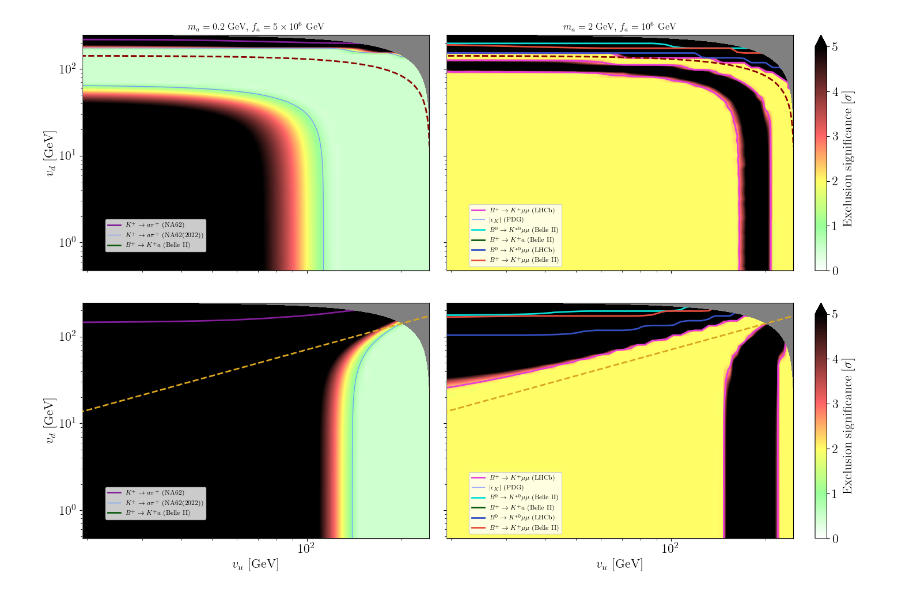
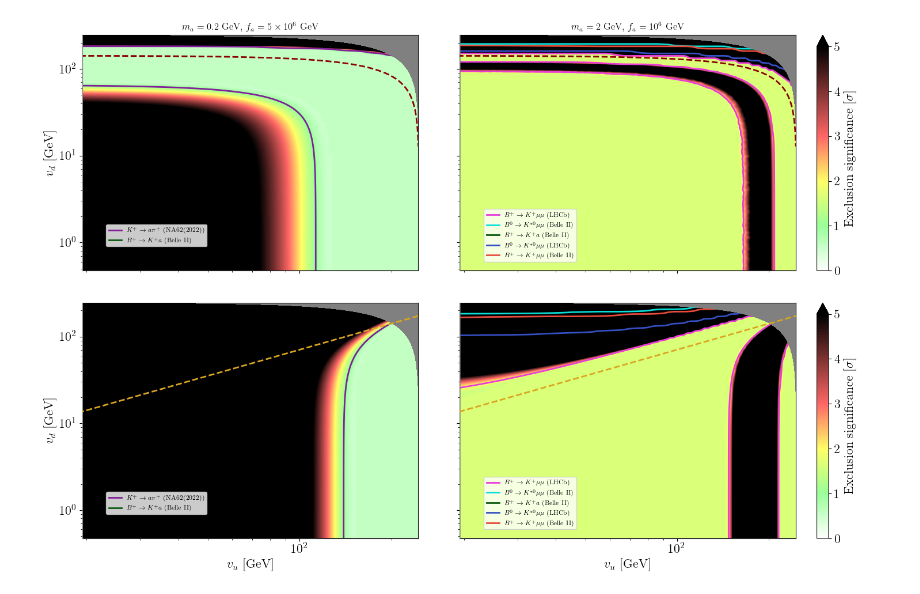
Before and after one commit to alp-aca/alp-aca, a Jupyter notebook: tutorials_v2/06_02_2and3_HDMs.ipynb, the cells around one changed output. Saved outputs shown, nothing was run; the diff lists cells and outputs as text; code cells hidden in the pictures.

```diff
--- a/tutorials_v2/06_02_2and3_HDMs.ipynb
+++ b/tutorials_v2/06_02_2and3_HDMs.ipynb
@@ -104,11 +104,16 @@ chi2_QEDDFSZ = get_chi2(default_sectors['all'], magrid_QEDDFSZ, couplings_QEDDFS
 # %%
 chi2_QEDDFSZ2 = get_chi2(default_sectors['all'], ma2grid_QEDDFSZ, couplings_QEDDFSZ, FA, integrator='no_rge', min_probability=0)
 # %%
+from alpaca.statistics.chisquared import ChiSquaredList
 chi2_meas_QEDDFSZ=chi2_QEDDFSZ[0].split_measurements()
 chi2_meas_QEDDFSZ2=chi2_QEDDFSZ2[0].split_measurements()
+
+chi2_meas_QEDDFSZ = ChiSquaredList([c for c in chi2_meas_QEDDFSZ if c.sector.name != 'K+ -> alp pion+ @ NA62' and c.sector.name !='epsK @ PDG' ])
 for c in chi2_meas_QEDDFSZ:
-    if c.sector.name == 'K+ -> alp pion+ @ NA62':
+    if c.sector.name == 'K+ -> alp pion+ @ NA62(2022)':
         c.set_plot_style(color="#821e99",lw=2)
+    if c.sector.name == 'K+ -> alp pion+ @ E949':
+        c.set_plot_style(color="#993b1e",lw=2)
     if c.sector.name == 'B0 -> K*0 muon muon @ LHCb':
         c.set_plot_style(color="#3650c4",lw=2)
     elif c.sector.name == 'B+ -> K+ alp @ Belle II':
@@ -121,10 +126,19 @@ for c in chi2_meas_QEDDFSZ:
         c.set_plot_style(color="#e74c3c",lw=2)
     elif c.sector.name == 'B+ -> K+ muon muon @ LHCb':
         c.set_plot_style(color="#e73cd9ff",lw=2)
+    elif c.sector.name == 'B+ -> muon muon pion+ @ Belle':
+        c.set_plot_style(color="#f1c40f",lw=2)
+    elif c.sector.name == 'B+ -> muon muon pion+ @ BaBar':
+        c.set_plot_style(color="#26f10f",lw=2)
+    elif c.sector.name == 'B0 -> muon muon pion0 @ BaBar':
+        c.set_plot_style(color="#fb83e3",lw=2)
+chi2_meas_QEDDFSZ2 = ChiSquaredList([c for c in chi2_meas_QEDDFSZ2 if c.sector.name != 'K+ -> alp pion+ @ NA62' and c.sector.name !='epsK @ PDG' and 'BaBar' not in c.sector.name])
 for c in chi2_meas_QEDDFSZ2:
-    if c.sector.name == 'K+ -> alp pion+ @ NA62':
+    if c.sector.name == 'K+ -> alp pion+ @ NA62(2022)':
         c.set_plot_style(color="#821e99",lw=2)
-    if c.sector.name == 'B0 -> K*0 muon muon @ LHCb':
+    elif c.sector.name == 'K+ -> alp pion+ @ E949':
+        c.set_plot_style(color="#993b1e",lw=2)
+    elif c.sector.name == 'B0 -> K*0 muon muon @ LHCb':
         c.set_plot_style(color="#3650c4",lw=2)
     elif c.sector.name == 'B+ -> K+ alp @ Belle II':
         c.set_plot_style(color="#0D5B11",lw=2)
@@ -136,15 +150,21 @@ for c in chi2_meas_QEDDFSZ2:
         c.set_plot_style(color="#e74c3c",lw=2)
     elif c.sector.name == 'B+ -> K+ muon muon @ LHCb':
         c.set_plot_style(color="#e73cd9ff",lw=2)
+    elif c.sector.name == 'B+ -> muon muon pion+ @ Belle':
+        c.set_plot_style(color="#f1c40f",lw=2)
+    elif c.sector.name == 'B+ -> muon muon pion+ @ BaBar':
+        c.set_plot_style(color="#26f10f",lw=2)
+    elif c.sector.name == 'B0 -> muon muon pion0 @ BaBar':
+        c.set_plot_style(color="#fb83e3",lw=2)
 
 chi2_meas_3HDM1=chi2_belle3HDM1[0].split_measurements()
 chi2_meas_3HDM2=chi2_belle3HDM2[0].split_measurements()
 chi2_meas_3HDM3=chi2_belle3HDM3[0].split_measurements()
 chi2_meas_3HDM4=chi2_belle3HDM4[0].split_measurements()
 
-
+chi2_meas_3HDM1 = ChiSquaredList([c for c in chi2_meas_3HDM1 if c.sector.name != 'K+ -> alp pion+ @ NA62' and c.sector.name !='epsK @ PDG' ])
 for c in chi2_meas_3HDM1:
-    if c.sector.name == 'K+ -> alp pion+ @ NA62':
+    if c.sector.name == 'K+ -> alp pion+ @ NA62(2022)':
         c.set_plot_style(color="#821e99",lw=2)
     if c.sector.name == 'B0 -> K*0 muon muon @ LHCb':
         c.set_plot_style(color="#3650c4",lw=2)
@@ -160,9 +180,9 @@ for c in chi2_meas_3HDM1:
         c.set_plot_style(color="#e73cd9ff",lw=2)
 
 
-
+chi2_meas_3HDM2 =  ChiSquaredList([c for c in chi2_meas_3HDM2 if c.sector.name != 'K+ -> alp pion+ @ NA62' and c.sector.name !='epsK @ PDG' ])
 for c in chi2_meas_3HDM2:
-    if c.sector.name == 'K+ -> alp pion+ @ NA62':
+    if c.sector.name == 'K+ -> alp pion+ @ NA62(2022)':
         c.set_plot_style(color="#821e99",lw=2)
     if c.sector.name == 'B0 -> K*0 muon muon @ LHCb':
         c.set_plot_style(color="#3650c4",lw=2)
@@ -177,8 +197,9 @@ for c in chi2_meas_3HDM2:
     elif c.sector.name == 'B+ -> K+ muon muon @ LHCb':
         c.set_plot_style(color="#e73cd9ff",lw=2)
 
+chi2_meas_3HDM3 =  ChiSquaredList([c for c in chi2_meas_3HDM3 if c.sector.name != 'K+ -> alp pion+ @ NA62' and c.sector.name != 'epsK @ PDG' ])
 for c in chi2_meas_3HDM3:
-    if c.sector.name == 'K+ -> alp pion+ @ NA62':
+    if c.sector.name == 'K+ -> alp pion+ @ NA62(2022)':
         c.set_plot_style(color="#821e99",lw=2)
     if c.sector.name == 'B0 -> K*0 muon muon @ LHCb':
         c.set_plot_style(color="#3650c4",lw=2)
@@ -192,8 +213,10 @@ for c in chi2_meas_3HDM3:
         c.set_plot_style(color="#e74c3c",lw=2)
     elif c.sector.name == 'B+ -> K+ muon muon @ LHCb':
         c.set_plot_style(color="#e73cd9ff",lw=2)
+
+chi2_meas_3HDM4 = ChiSquaredList([c for c in chi2_meas_3HDM4 if c.sector.name != 'K+ -> alp pion+ @ NA62' and c.sector.name != 'epsK @ PDG' ])
 for c in chi2_meas_3HDM4:
-    if c.sector.name == 'K+ -> alp pion+ @ NA62':
+    if c.sector.name == 'K+ -> alp pion+ @ NA62 (2022)':
         c.set_plot_style(color="#821e99",lw=2)
     if c.sector.name == 'B0 -> K*0 muon muon @ LHCb':
         c.set_plot_style(color="#3650c4",lw=2)
@@ -207,6 +230,7 @@ for c in chi2_meas_3HDM4:
         c.set_plot_style(color="#e74c3c",lw=2)
     elif c.sector.name == 'B+ -> K+ muon muon @ LHCb':
         c.set_plot_style(color="#e73cd9ff",lw=2)
+ # Fix the name for consistency
 # %%
 fig, ax = plt.subplots(nrows=1, ncols=2, figsize=(12,5), sharey=False)
 ax1=exclusionplot(TANBETA, FA, chi2_meas_QEDDFSZ, r'$\tan\beta$', r'$ f_a$ [GeV]', rf'$m_a={ma_val2}$ GeV, QED-DFSZ', ax=ax[1])
@@ -243,33 +267,31 @@ ax3=exclusionplot(vu, vd, chi2_meas_3HDM3, r'$v_u$ [GeV]', r'$v_d$ [GeV]', rf' '
 ax4=exclusionplot(vu, vd, chi2_meas_3HDM4, r'$v_u$ [GeV]', r' ', rf' ', ax=ax[1, 1])
 vu_aux=np.linspace(1, 245, 1000)
 vd_aux=np.linspace(0.1, 246, 1000)
 vu_aux_grid, vd_aux_grid = np.meshgrid(vu_aux, vd_aux)
 for j in ax:
     for i in j:
         i.fill_between(vu_aux, 0.0,0.47266, color='gray', alpha=1, zorder=3)
         i.fill_betweenx(vd_aux, 0.1,19.35, color='gray', alpha=1, zorder=3)
         i.contourf(vu_aux_grid, vd_aux_grid, np.sqrt(vd_aux_grid**2 + vu_aux_grid**2), levels=[246,500], colors='gray', zorder=2)
         i.set_xlim(19.35,  245)
         i.set_ylim(0.47266, 245)
 
 ax1.plot(vu_aux, np.sqrt((vEW**2-vu_aux**2)/(3)), color='darkred', linestyle='--', linewidth=2,label=r'$v_d=\sqrt{2(v_{EW}^2-v_u^2)/(1)}$', zorder=2)
 ax2.plot(vu_aux, np.sqrt((vEW**2-vu_aux**2)/(3)), color='darkred', linestyle='--', linewidth=2, label=r'$v_d=\sqrt{2(v_{EW}^2-v_u^2)/(1)}$', zorder=3)
 
 ax3.plot(vu_aux, vu_aux/np.sqrt(2), color='goldenrod', linestyle='--', linewidth=2, label=r'$v_d=v_u/3$', zorder=5)
 ax4.plot(vu_aux, vu_aux/np.sqrt(2), color='goldenrod', linestyle='--', linewidth=2, label=r'$v_d=v_u/3$', zorder=5)
 
 
 ax1.get_legend().set_bbox_to_anchor((-0.1, 0.15))
 ax2.get_legend().set_bbox_to_anchor((-0.1, 0.15))
 ax3.get_legend().set_bbox_to_anchor((-0.1, 0.15))
 ax4.get_legend().set_bbox_to_anchor((-0.1, 0.15))
 
 fig.axes[4].set_visible(False)
 fig.axes[6].set_visible(False)
 fig.tight_layout()
-fig.tight_layout()
-fig.tight_layout()
 
 #fig.savefig('3HDM_exclusion2.pdf', bbox_inches='tight')
 # %% [output]
-[figure, old version]
+[figure, new version]
```
Also changed, not shown: parts of 3 cells of this notebook, 1 other file.
